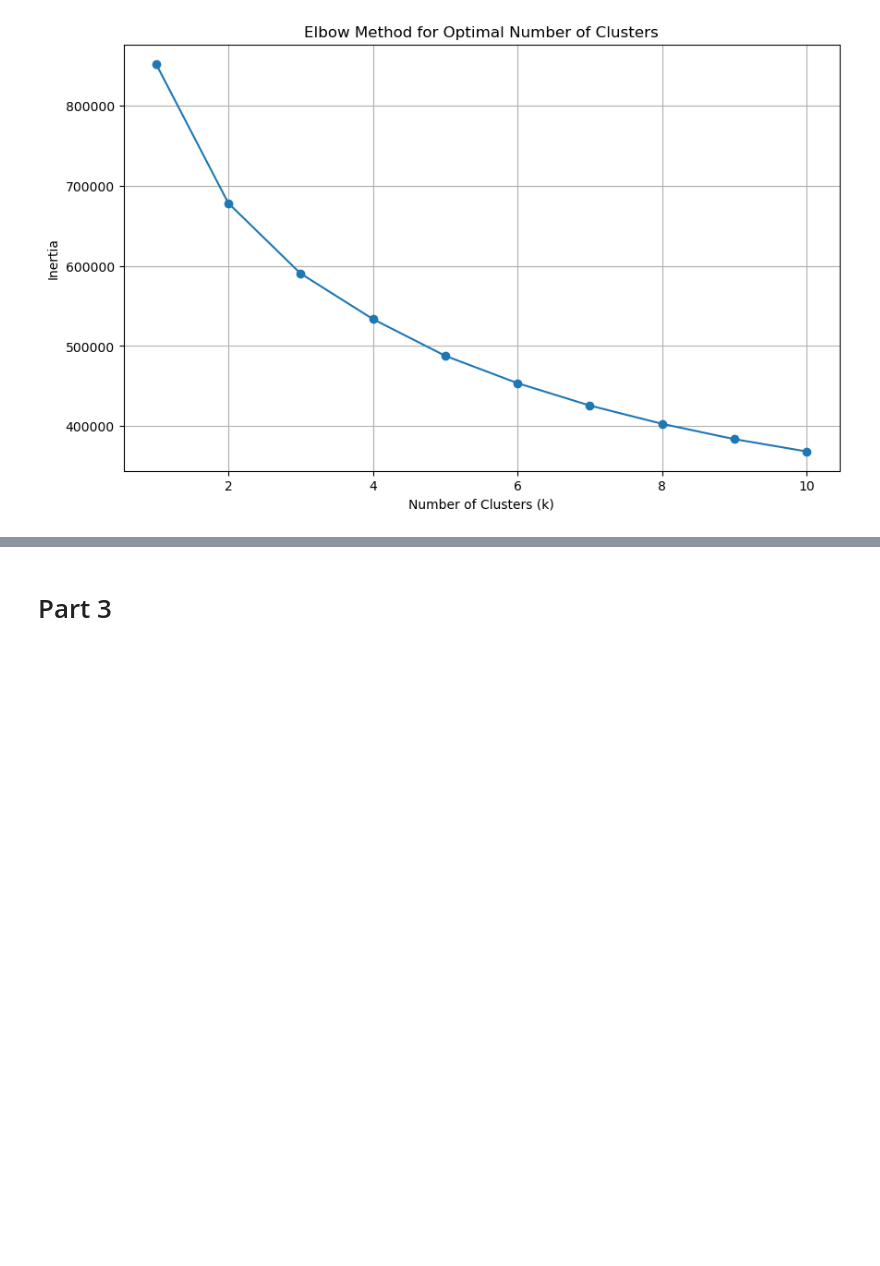
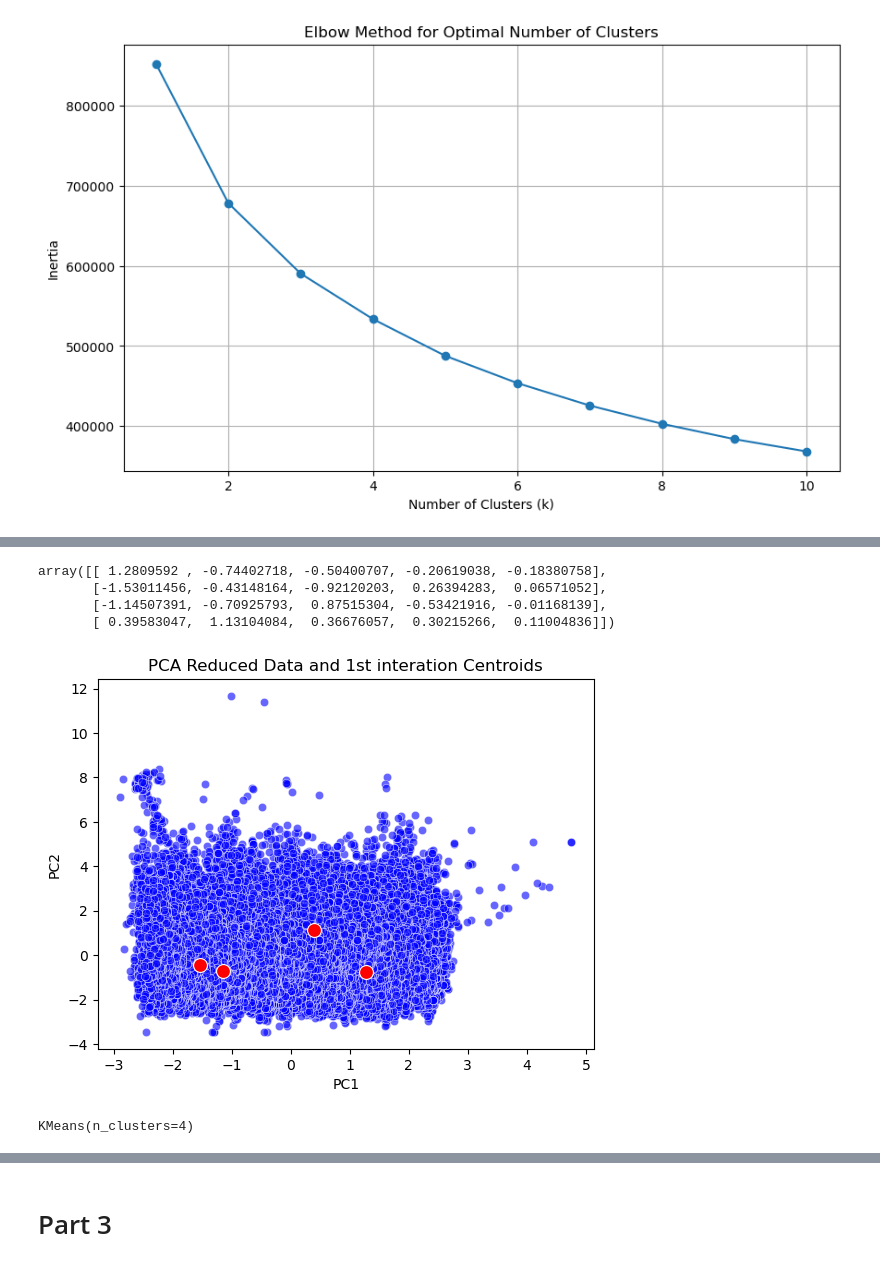
Before and after one commit to tobiasmj97/M1_assignment_recommender-app_group_5, a Jupyter notebook: M1_Assignement_UML.ipynb, the cells around one changed output, grey strips where cells are left out. Cells and saved outputs as stored; diff of their text form; code cells hidden in the pictures; blank space fills up the shorter version.

```diff
--- a/M1_Assignement_UML.ipynb
+++ b/M1_Assignement_UML.ipynb
@@ -636,2 +671,28 @@ plt.show()
 # %%
 # Visualize the clusters and interpret any patterns. Write your interpretations
+# %%
+# 2. Assign each data point to the closest centroid
+distances = np.linalg.norm(X_pca - centroids[:, np.newaxis], axis=2)
+labels = np.argmin(distances, axis=0)
+# %%
+# 3. Recompute the centroids
+new_centroids = np.array([X_pca[labels == i].mean(axis=0) for i in range(k)])
+new_centroids
+# %% [output]
+array([[ 1.2809592 , -0.74402718, -0.50400707, -0.20619038, -0.18380758],
+       [-1.53011456, -0.43148164, -0.92120203,  0.26394283,  0.06571052],
+       [-1.14507391, -0.70925793,  0.87515304, -0.53421916, -0.01168139],
+       [ 0.39583047,  1.13104084,  0.36676057,  0.30215266,  0.11004836]])
+# %%
+# Plot observations after 1st interation
+sns.scatterplot(x=X_pca[:, 0], y=X_pca[:, 1], alpha=0.6, color='blue')
+
+# Plot centroids
+sns.scatterplot(x=new_centroids[:, 0], y=new_centroids[:, 1], color='red', s=100)
+
+plt.title('PCA Reduced Data and 1st interation Centroids')
+plt.xlabel('PC1')
+plt.ylabel('PC2')
+plt.show()
+# %% [output]
+[figure, added]
@@ -637,0 +701,4 @@ plt.show()
+# %%
+clusterer.fit(data_to_cluster_scaled)
+# %% [output]
+KMeans(n_clusters=4)
```
Also changed, not shown: parts of 26 cells of this notebook.
